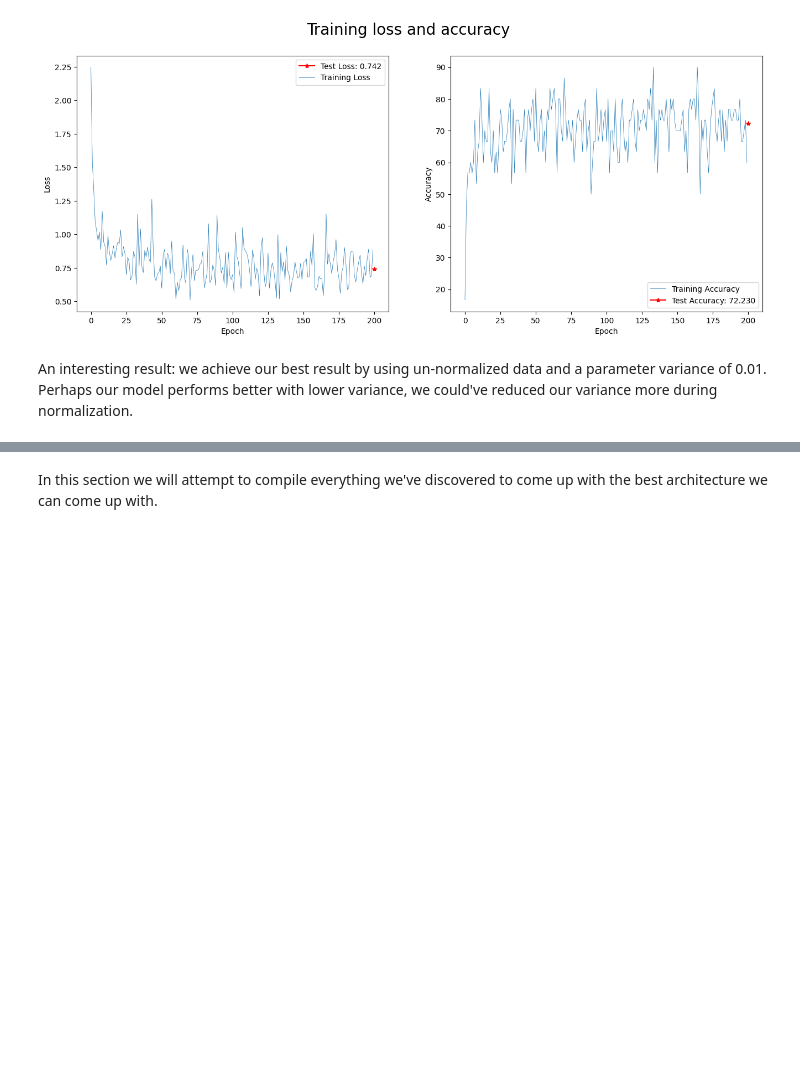
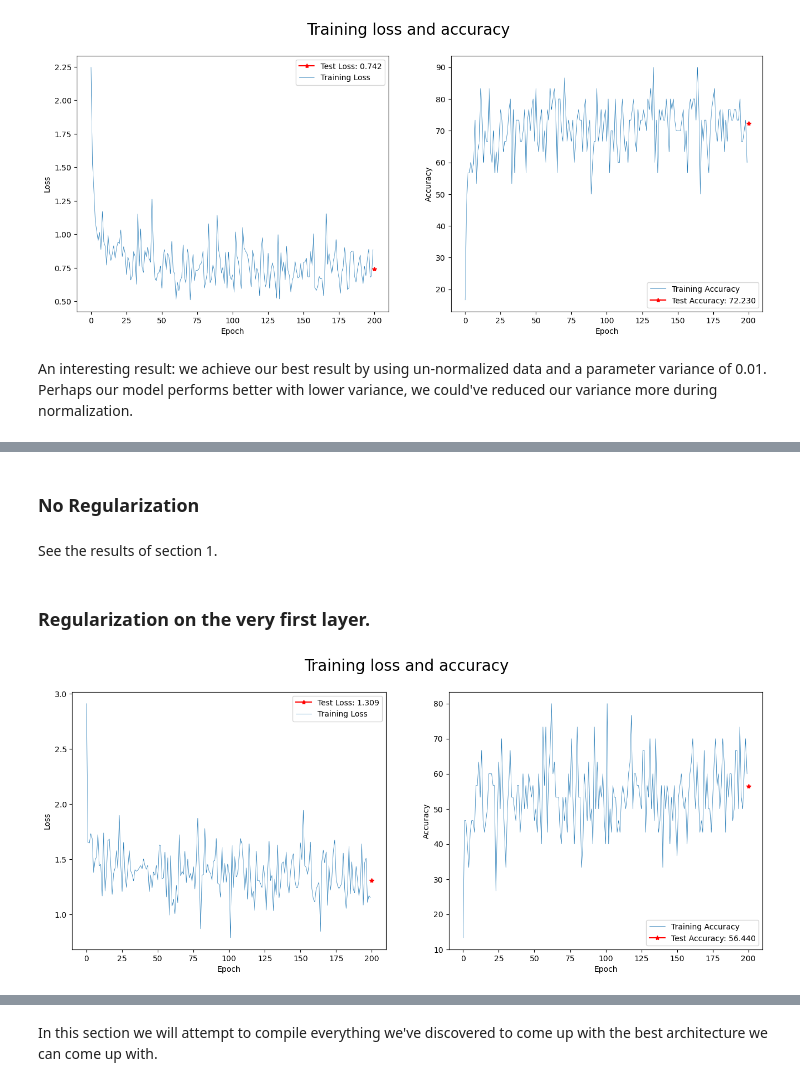
Before and after one commit to PONY1ST-past-semesters/MLP, a Jupyter notebook: ConvNet.ipynb, the cells around one changed output, grey strips where cells are left out. Cells and saved outputs as stored; diff of their text form; code cells hidden in the pictures; blank space fills up the shorter version.

Commit message:
Add regularization

```diff
--- a/ConvNet.ipynb
+++ b/ConvNet.ipynb
@@ -180,6 +180,11 @@ class NeuralNetLayer:
         self.gradient = None
         self.parameters = None
 
+        #self.regularization decides if the weights in this layer will be regularized.
+        #By default, this is boolean False, meaning no special regularization will be carried out.
+        #But we may change it to a positive float, which will serve as the constant used in regularization.
+        self.regularization = False
+
     def forward(self, x):
         raise NotImplementedError
 
@@ -286,11 +291,15 @@ class SGDOptimizer:
     def step(self, epoch):
         for layer in self.net.layers[::-1]:
             if layer.parameters is not None:
-                self.update(layer.parameters, layer.gradient, epoch)
+                self.update(layer.parameters, layer.gradient, epoch, regularization = layer.regularization)
 
-    def update(self, params, gradient, epoch):
-        for (p, g) in zip(params, gradient):
-            p -= self.lr * g.mean(axis=0) / (epoch+1)
+    def update(self, params, gradient, epoch, regularization):
+        if regularization == False:
+            for (p, g) in zip(params, gradient):
+                p -= self.lr * g.mean(axis=0) / (epoch+1)
+        else:
+            for (p, g) in zip(params, gradient):
+                p = (1-self.lr / (epoch+1) * regularization)*p - self.lr * g.mean(axis=0) / (epoch+1)
 # %% [markdown]
 Note: mini-batching is used in fit.
 # %%
@@ -888,0 +906,30 @@ An interesting result: we achieve our best result by using un-normalized data an
+# %% [markdown]
+### No Regularization
+# %% [markdown]
+See the results of section 1.
+# %% [markdown]
+### Regularization on the very first layer.
+# %%
+regularization_scalar = 0.01
+# %%
+regularized_first_layer = LinearLayer(D, hidden_units, parameter_variance)
+regularized_first_layer.regularization = regularization_scalar
+
+first_regularization = MLP(
+    regularized_first_layer,
+    ReLuLayer(),
+
+    LinearLayer(hidden_units, hidden_units, parameter_variance),
+    ReLuLayer(),
+
+    LinearLayer(hidden_units, C, parameter_variance),
+    SoftMaxLayer(),
+
+)
+first_regularization.fit(data_x = X_train, data_y = Y_train, steps = gradient_steps,
+         batch_size = batch_size, learning_rate = learning_rate)
+
+first_regularization.predict(data_x = X_test, data_y = Y_test)
+first_regularization.plot()
+# %% [output]
+[figure, added]
```
Also changed, not shown: parts of 13 cells of this notebook.
